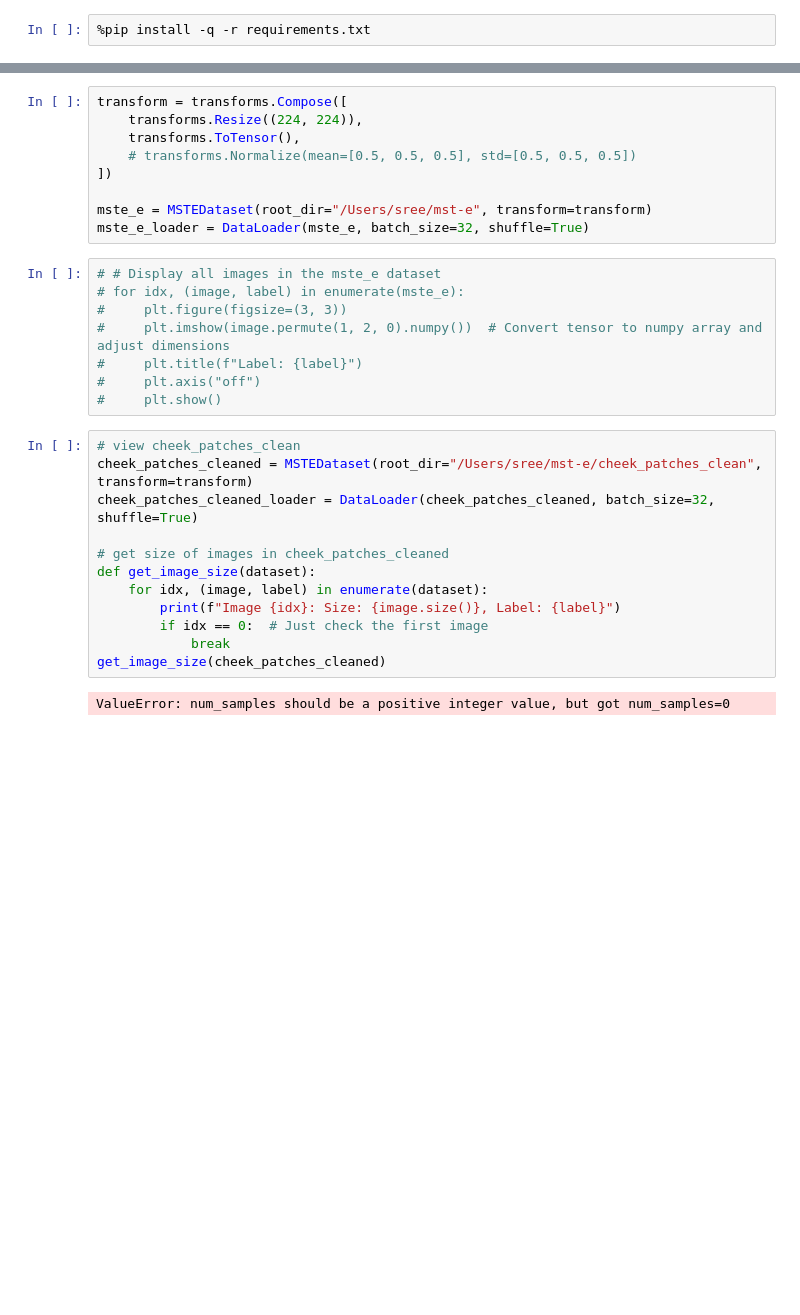
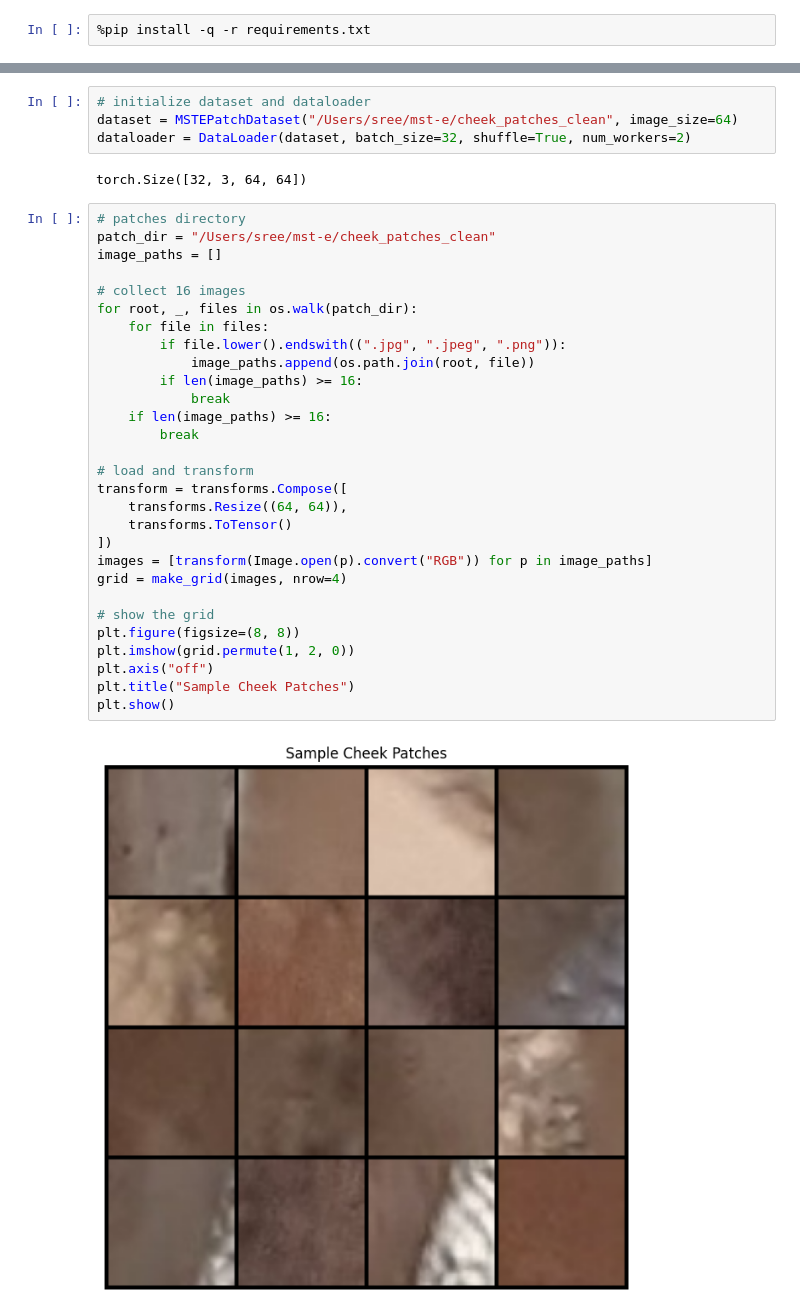
Before and after one commit to Sreevatsa03/shade-matching, a Jupyter notebook: shade-matching.ipynb, the cells around one changed output, grey strips where cells are left out. Cells and saved outputs as stored; diff of their text form; blank space fills up the shorter version.

Commit message:
load images of patches and show them

```diff
--- a/shade-matching.ipynb
+++ b/shade-matching.ipynb
@@ -47,31 +27,37 @@ class MSTEDataset(Dataset):
-# %%
-transform = transforms.Compose([
-    transforms.Resize((224, 224)),
-    transforms.ToTensor(),
-    # transforms.Normalize(mean=[0.5, 0.5, 0.5], std=[0.5, 0.5, 0.5])
-])
-
-mste_e = MSTEDataset(root_dir="/Users/sree/mst-e", transform=transform)
-mste_e_loader = DataLoader(mste_e, batch_size=32, shuffle=True)
-# %%
-# # Display all images in the mste_e dataset
-# for idx, (image, label) in enumerate(mste_e):
-#     plt.figure(figsize=(3, 3))
-#     plt.imshow(image.permute(1, 2, 0).numpy())  # Convert tensor to numpy array and adjust dimensions
-#     plt.title(f"Label: {label}")
-#     plt.axis("off")
-#     plt.show()
-# %%
-# view cheek_patches_clean
-cheek_patches_cleaned = MSTEDataset(root_dir="/Users/sree/mst-e/cheek_patches_clean", transform=transform)
-cheek_patches_cleaned_loader = DataLoader(cheek_patches_cleaned, batch_size=32, shuffle=True)
-
-# get size of images in cheek_patches_cleaned
-def get_image_size(dataset):
-    for idx, (image, label) in enumerate(dataset):
-        print(f"Image {idx}: Size: {image.size()}, Label: {label}")
-        if idx == 0:  # Just check the first image
-            break
-get_image_size(cheek_patches_cleaned)
-# %% [output]
-ValueError: num_samples should be a positive integer value, but got num_samples=0
+# %%
+# initialize dataset and dataloader
+dataset = MSTEPatchDataset("/Users/sree/mst-e/cheek_patches_clean", image_size=64)
+dataloader = DataLoader(dataset, batch_size=32, shuffle=True, num_workers=2)
+# %% [output]
+torch.Size([32, 3, 64, 64])
+# %%
+# patches directory
+patch_dir = "/Users/sree/mst-e/cheek_patches_clean"
+image_paths = []
+
+# collect 16 images
+for root, _, files in os.walk(patch_dir):
+    for file in files:
+        if file.lower().endswith((".jpg", ".jpeg", ".png")):
+            image_paths.append(os.path.join(root, file))
+        if len(image_paths) >= 16:
+            break
+    if len(image_paths) >= 16:
+        break
+
+# load and transform
+transform = transforms.Compose([
+    transforms.Resize((64, 64)),
+    transforms.ToTensor()
+])
+images = [transform(Image.open(p).convert("RGB")) for p in image_paths]
+grid = make_grid(images, nrow=4)
+
+# show the grid
+plt.figure(figsize=(8, 8))
+plt.imshow(grid.permute(1, 2, 0))
+plt.axis("off")
+plt.title("Sample Cheek Patches")
+plt.show()
+# %% [output]
+[figure, added]
```
Also changed, not shown: parts of 2 cells of this notebook, 1 other file.
